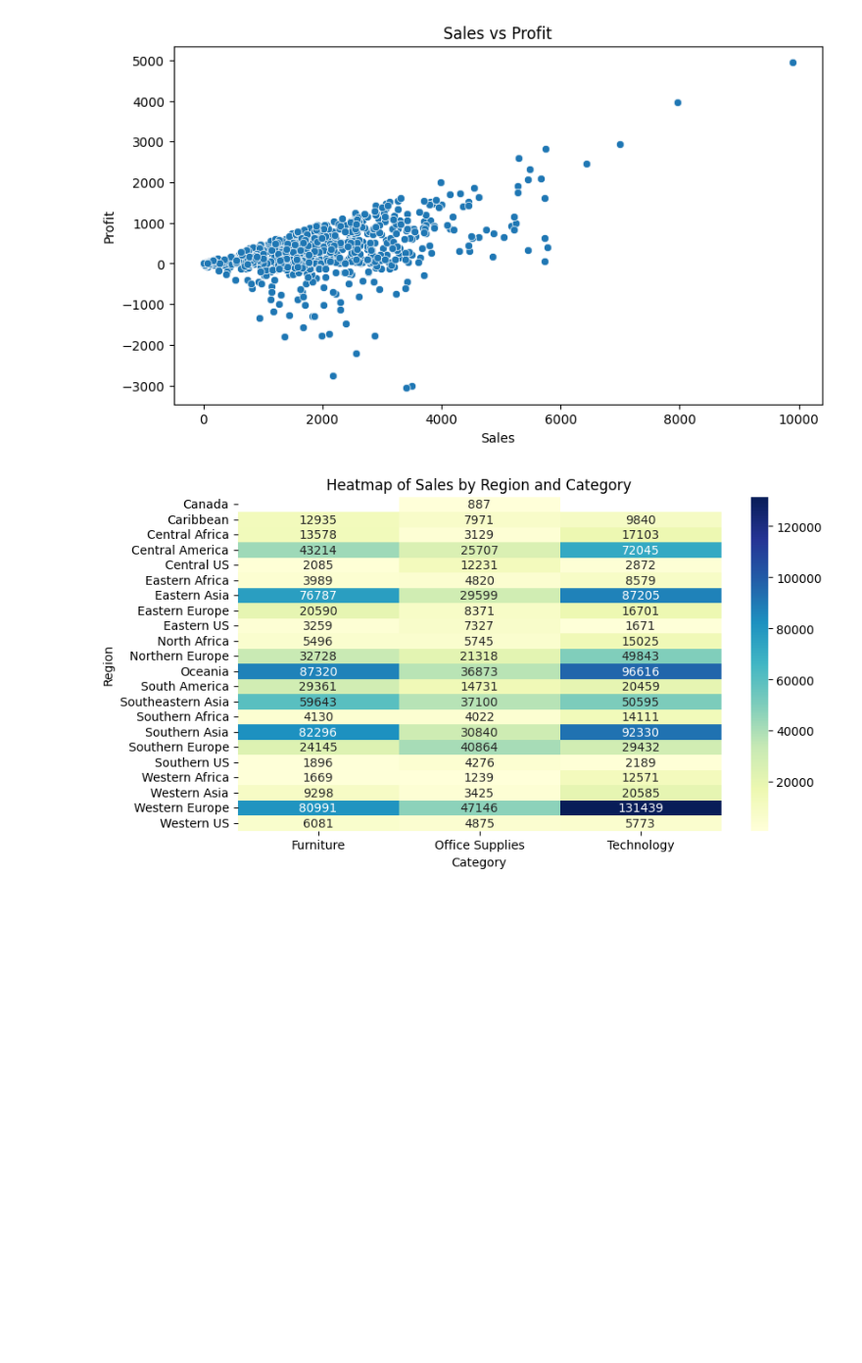
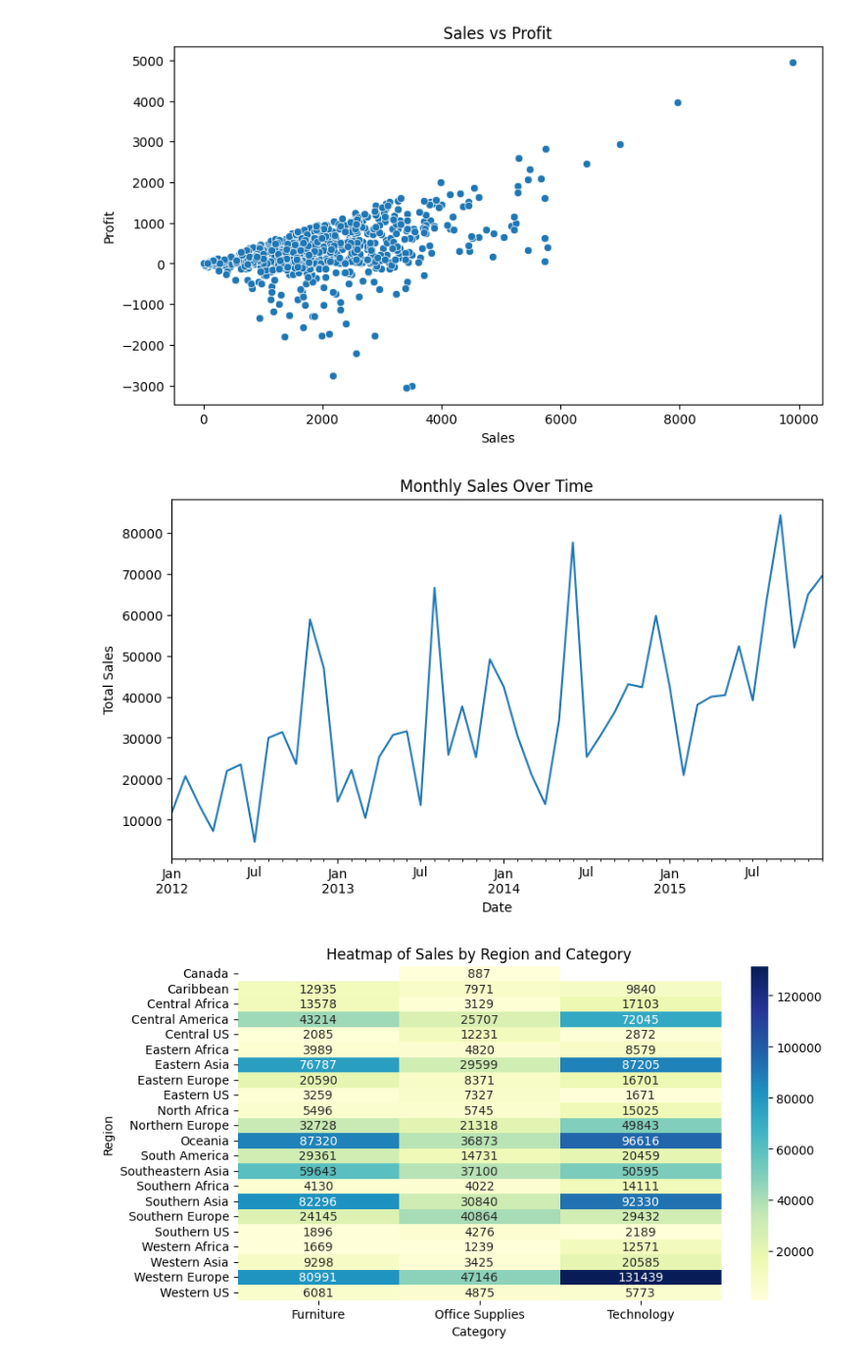
Before and after one commit to jacknnamonu/sales_analysis, a Jupyter notebook: Notebooks/Sales_Analysis_Project.ipynb, the cells around one changed output. Shown at 98% size. Drawn from its saved outputs; the diff is of its cells as text; code cells hidden in the pictures; blank space fills up the shorter version.

```diff
--- a/Notebooks/Sales_Analysis_Notebook (1).ipynb
+++ b/Notebooks/Sales_Analysis_Project.ipynb
@@ -181,6 +195,19 @@ plt.title('Sales vs Profit')
 plt.show()
 # %% [output]
 [figure]
+# %%
+# Plot a line graph of monthly sales over time.
+df['Month_Year'] = df['Order Date'].dt.to_period('M')
+monthly_sales = df.groupby('Month_Year')['Sales'].sum()
+
+plt.figure(figsize=(9, 5))
+monthly_sales.plot(kind='line')
+plt.title('Monthly Sales Over Time')
+plt.xlabel('Date')
+plt.ylabel('Total Sales')
+plt.show()
+# %% [output]
+[figure, added]
 # %%
 # Produce a heatmap of sales by region and product category.
 heatmap_data = df.pivot_table(values='Sales', index='Region', columns='Category', aggfunc='sum')
```
Also changed, not shown: parts of 11 cells of this notebook, 6 other files.
